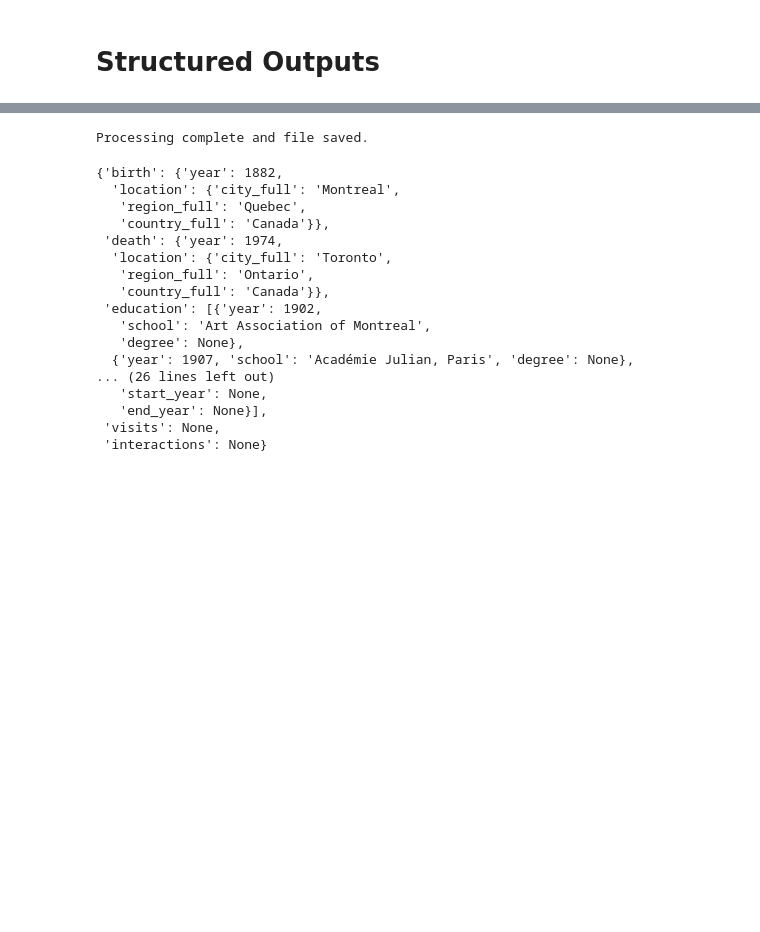
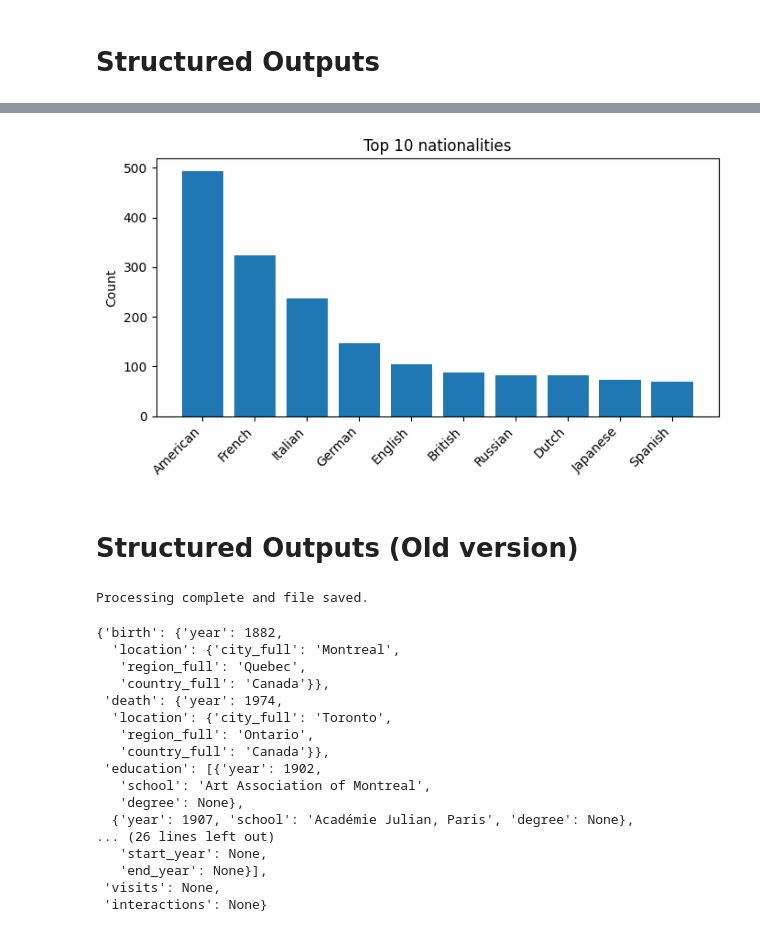
Before and after one commit to yangyuwang/wikiart_metadata, a Jupyter notebook: wikipedia_demographic_extract.ipynb, the cells around one changed output, grey strips where cells are left out. Cells and saved outputs as stored; diff of their text form; code cells hidden in the pictures; blank space fills up the shorter version.

Commit message:
update for clearer structured outputs

```diff
--- a/wikipedia_demographic_extract.ipynb
+++ b/wikipedia_demographic_extract.ipynb
@@ -409,3 +264,23 @@ len(set(interaction_list))
+# %%
+nat_counts = Counter(nationalities)
+top10_nat = nat_counts.most_common(10)
+
+if top10_nat:
+    nat_labels, nat_values = zip(*top10_nat)
+else:
+    nat_labels, nat_values = [], []
+
+plt.figure(figsize=(7, 4))
+plt.bar(range(len(nat_values)), nat_values)
+plt.xticks(range(len(nat_values)), nat_labels, rotation=45, ha="right")
+plt.title("Top 10 nationalities")
+plt.ylabel("Count")
+plt.tight_layout()
+plt.show()
+# %% [output]
+[figure, added]
+# %% [markdown]
+# Structured Outputs (Old version)
 # %%
 from pydantic import BaseModel
 from openai import OpenAI
```
Also changed, not shown: parts of 36 cells of this notebook.
